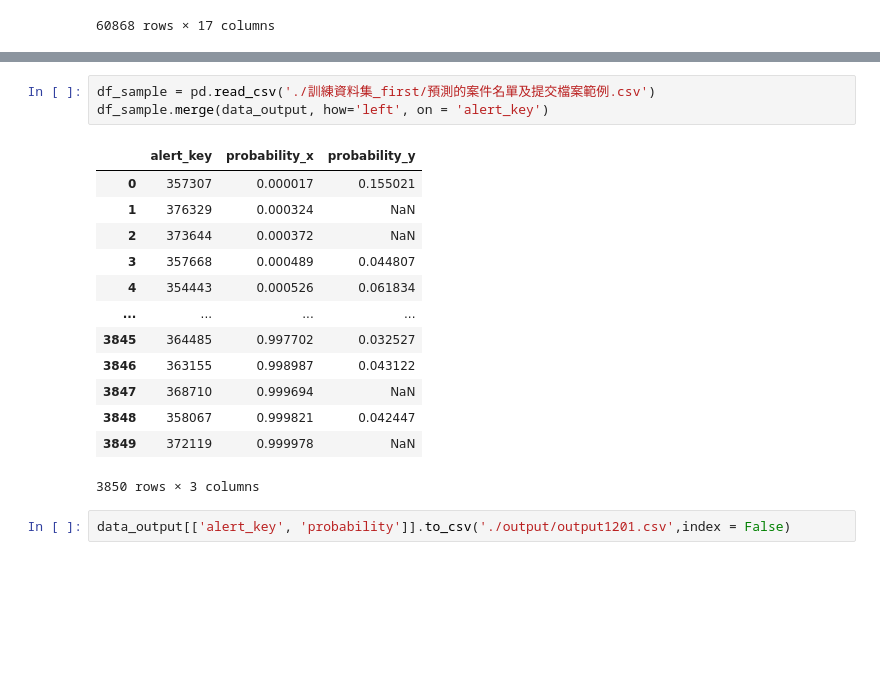
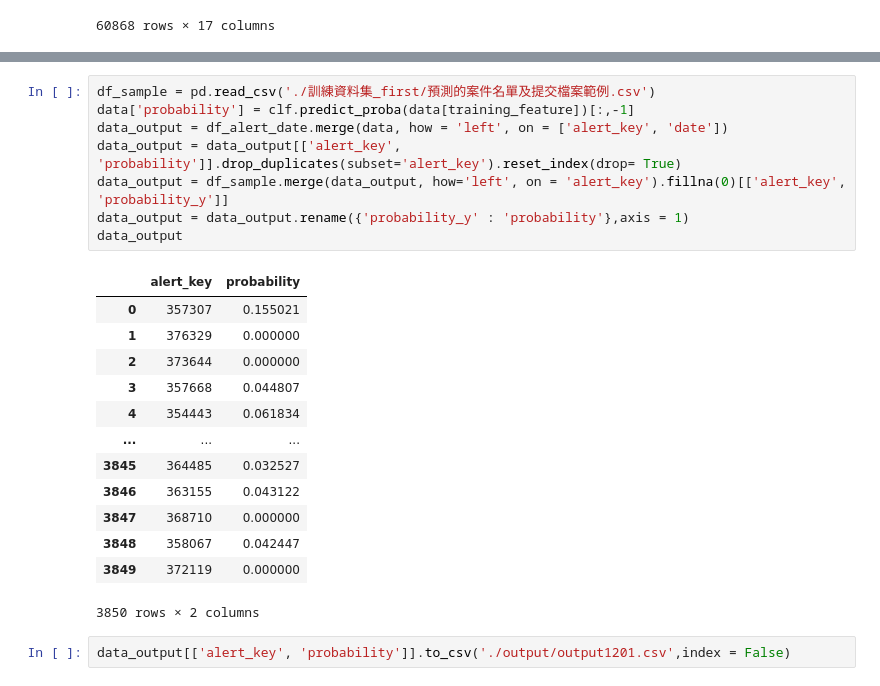
Before and after one commit to timliu986/Money_Laundering, a Jupyter notebook: logistic_regression.ipynb, the cells around one changed output, grey strips where cells are left out. Drawn from its saved outputs; the diff is of its cells as text; blank space fills up the shorter version.

Commit message:
modify output format

```diff
--- a/logistic_regression.ipynb
+++ b/logistic_regression.ipynb
@@ -202,19 +167,24 @@ data_output
-# %%
-df_sample = pd.read_csv('./訓練資料集_first/預測的案件名單及提交檔案範例.csv')
-df_sample.merge(data_output, how='left', on = 'alert_key')
-# %% [output]
-|  | alert_key | probability_x | probability_y |
-| 0 | 357307 | 0.000017 | 0.155021 |
-| 1 | 376329 | 0.000324 | NaN |
-| 2 | 373644 | 0.000372 | NaN |
-| 3 | 357668 | 0.000489 | 0.044807 |
-| 4 | 354443 | 0.000526 | 0.061834 |
-| ... | ... | ... | ... |
-| 3845 | 364485 | 0.997702 | 0.032527 |
-| 3846 | 363155 | 0.998987 | 0.043122 |
-| 3847 | 368710 | 0.999694 | NaN |
-| 3848 | 358067 | 0.999821 | 0.042447 |
-| 3849 | 372119 | 0.999978 | NaN |
-3850 rows × 3 columns
+# %%
+df_sample = pd.read_csv('./訓練資料集_first/預測的案件名單及提交檔案範例.csv')
+data['probability'] = clf.predict_proba(data[training_feature])[:,-1]
+data_output = df_alert_date.merge(data, how = 'left', on = ['alert_key', 'date'])
+data_output = data_output[['alert_key', 'probability']].drop_duplicates(subset='alert_key').reset_index(drop= True)
+data_output = df_sample.merge(data_output, how='left', on = 'alert_key').fillna(0)[['alert_key', 'probability_y']]
+data_output = data_output.rename({'probability_y' : 'probability'},axis = 1)
+data_output
+# %% [output]
+|  | alert_key | probability |
+| 0 | 357307 | 0.155021 |
+| 1 | 376329 | 0.000000 |
+| 2 | 373644 | 0.000000 |
+| 3 | 357668 | 0.044807 |
+| 4 | 354443 | 0.061834 |
+| ... | ... | ... |
+| 3845 | 364485 | 0.032527 |
+| 3846 | 363155 | 0.043122 |
+| 3847 | 368710 | 0.000000 |
+| 3848 | 358067 | 0.042447 |
+| 3849 | 372119 | 0.000000 |
+3850 rows × 2 columns
 # %%
 data_output[['alert_key', 'probability']].to_csv('./output/output1201.csv',index = False)
```
Also changed, not shown: parts of 2 cells of this notebook, 1 other file.
